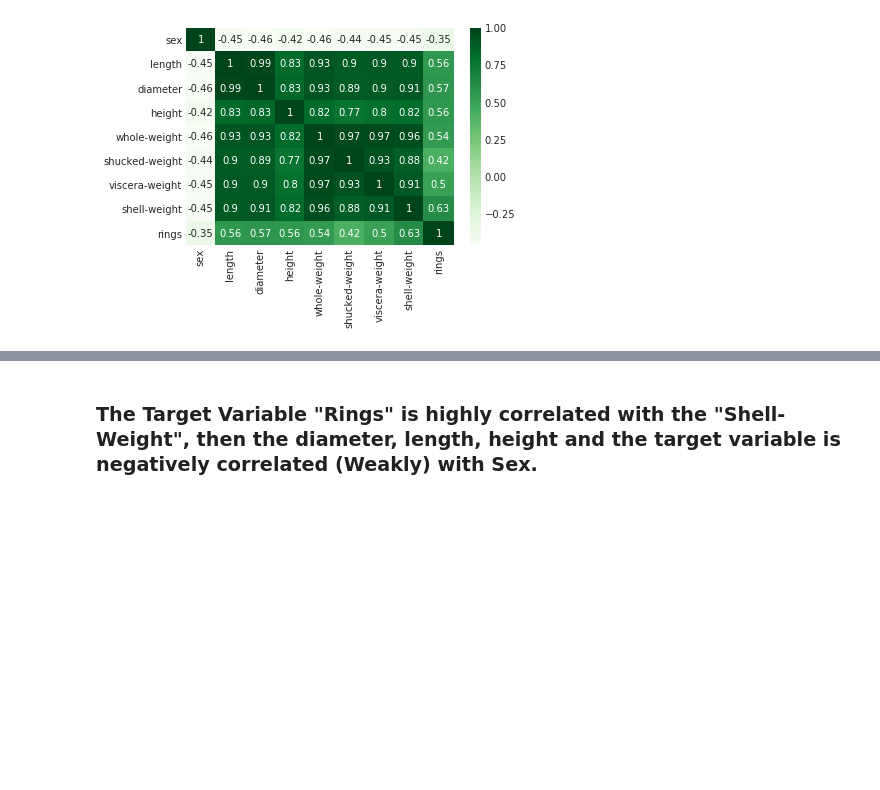
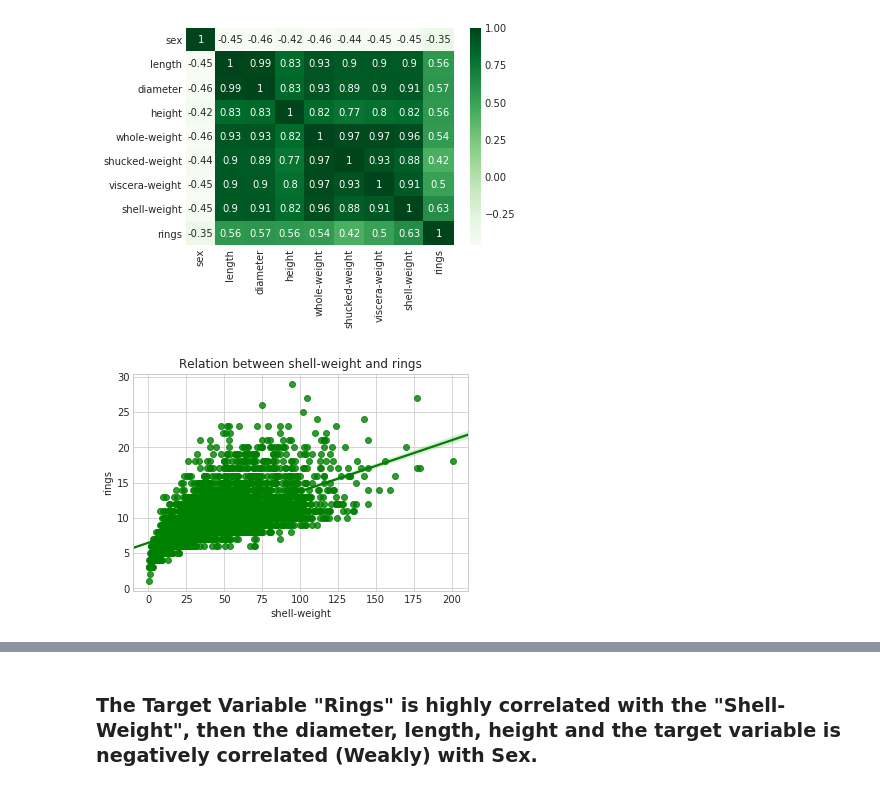
Before and after one commit to Dhivya-Murugesan/Machine-Learning, a Jupyter notebook: Grid Search Regression - Grid Search CV Regression - Predicting Age of Snail.ipynb, the cells around one changed output, grey strips where cells are left out. Drawn from its saved outputs; the diff is of its cells as text; code cells hidden in the pictures; blank space fills up the shorter version.

```diff
--- a/Grid Search Regression - Grid Search CV Regression - Predicting Age of Snail.ipynb
+++ b/Grid Search Regression - Grid Search CV Regression - Predicting Age of Snail.ipynb
@@ -130,3 +130,12 @@ sns.heatmap(df_Scaled.corr(), xticklabels=df_Scaled.columns, yticklabels=df_Scal
 # %% [output]
 <matplotlib.axes._subplots.AxesSubplot at 0x...>
 [figure]
+# %%
+import seaborn as sns
+sns.regplot(x='shell-weight', y='rings', data=dataset, color='green')
+plt.xlabel("shell-weight")
+plt.ylabel("rings")
+plt.title("Relation between shell-weight and rings")
+plt.show()
+# %% [output]
+[figure, added]
```
Also changed, not shown: parts of 2 cells of this notebook.
